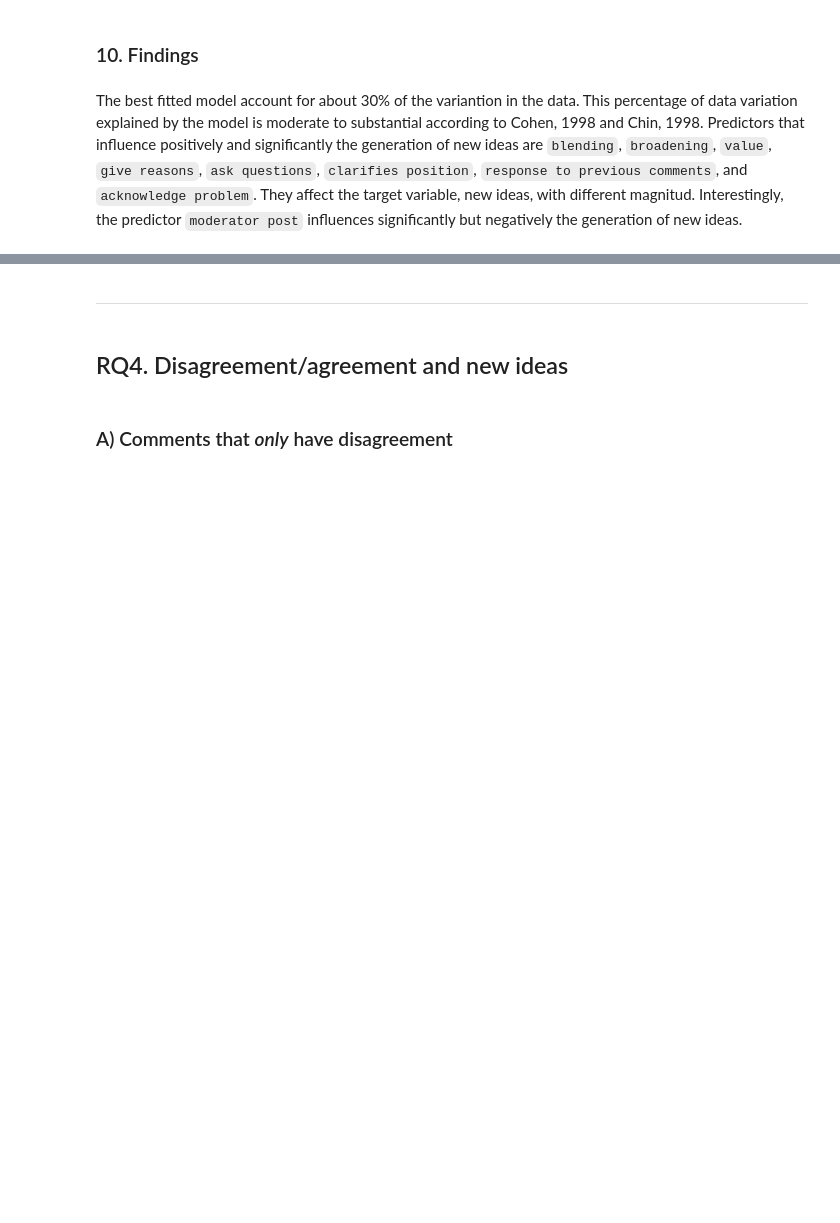
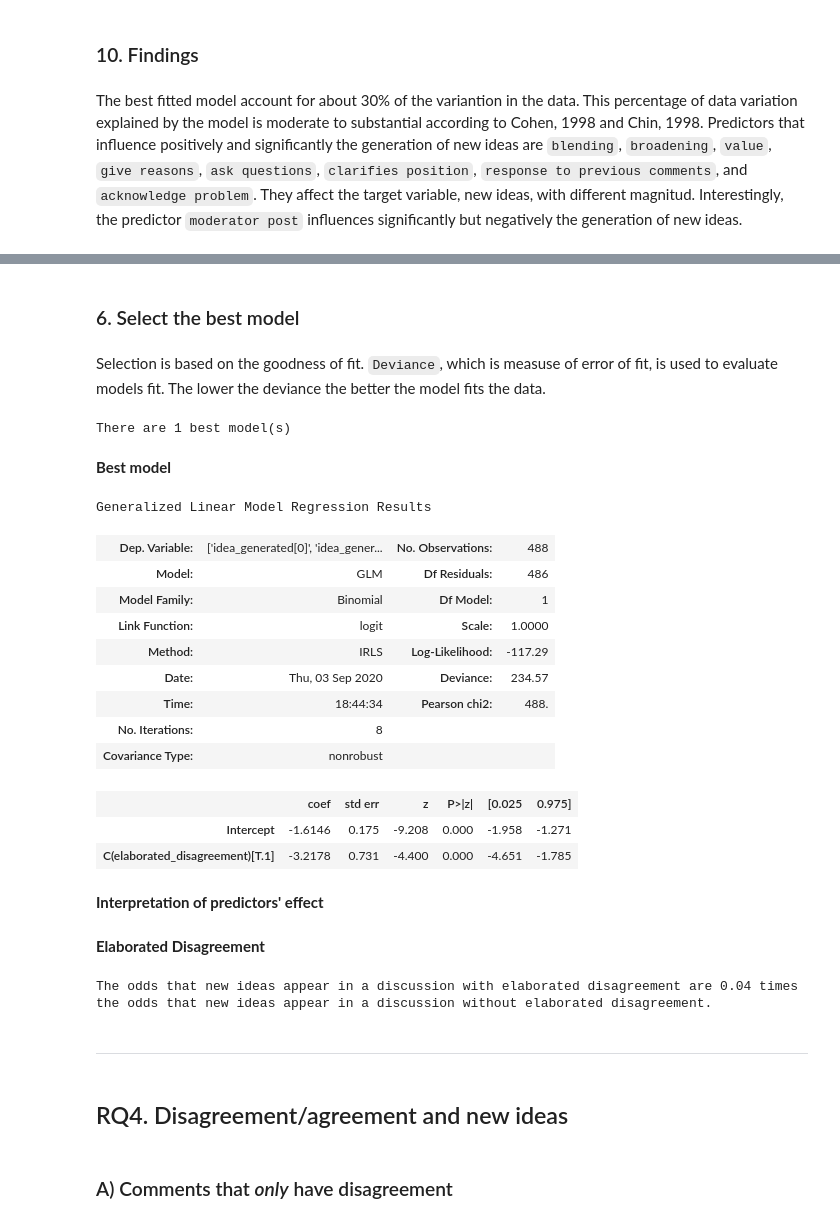
Before and after one commit to joausaga/disagreement, a Jupyter notebook: disagreement.ipynb, the cells around one changed output, grey strips where cells are left out. Drawn from its saved outputs; the diff is of its cells as text; code cells hidden in the pictures; blank space fills up the shorter version.

```diff
--- a/disagreement.ipynb
+++ b/disagreement.ipynb
@@ -1347,0 +1456,9 @@ The best fitted model account for about 30% of the variantion in the data. This
+# %%
+possible_models = [None]*len(independece_analysis.columns)
+idx = 0
+for col in independece_analysis.columns:
+    possible_models[idx] = [col]
+    for row in independece_analysis.index:
+        if independece_analysis.loc[row, col] == 'T':
+            possible_models[idx].append(row)
+    idx += 1
@@ -1347,0 +1471,10 @@ The best fitted model account for about 30% of the variantion in the data. This
+# %%
+models = []
+for possible_model in possible_models:
+    formula = f'idea_generated ~ '
+    num_predictors = len(possible_model)
+    for idx, predictor in enumerate(possible_model):
+        formula += f' C({predictor})'
+        if idx < (len(possible_model)-1):
+            formula += ' + '
+    models.append({'formula': formula, 'num_predictors': num_predictors, 'predictors': possible_model})
@@ -1347,0 +1483,50 @@ The best fitted model account for about 30% of the variantion in the data. This
+# %%
+idx_not_fitted_models = []
+for idx, model_dict in enumerate(models):
+    try:
+        formula = model_dict['formula']
+        model = glm(formula, data = rq3_df, family = sm.families.Binomial()).fit()
+        model_dict['model'] = model
+        model_dict['deviance'] = model.deviance
+        model_dict['log_likelihood'] = model.llf
+    except Exception as e:
+        idx_not_fitted_models.append(idx)
+        print(f'Error: {e}.\n\nModel:\n{formula}')
+        print()
+# %% [markdown]
+### 6. Select the best model
+# %% [markdown]
+Selection is based on the goodness of fit. `Deviance`, which is measuse of error of fit, is used to evaluate models fit. The lower the deviance the better the model fits the data.
+# %%
+min_dev = 1000000
+best_models = []
+for model in models:
+    if 'deviance' in model and model['deviance'] < min_dev:
+        min_dev = model['deviance']
+        best_models = [model]
+    elif 'deviance' in model and model['deviance'] == min_dev:
+        best_models.append(model)
+# %%
+print(f"There are {len(best_models)} best model(s)")
+# %% [output]
+There are 1 best model(s)
+# %% [markdown]
+**Best model**
+# %%
+best_models[0]['model'].summary()
+# %% [output]
+Generalized Linear Model Regression Results
+| Dep. Variable: | ['idea_generated[0]', 'idea_gener... | No. Observations: | 488 |
+| Model: | GLM | Df Residuals: | 486 |
+| Model Family: | Binomial | Df Model: | 1 |
+| Link Function: | logit | Scale: | 1.0000 |
+| Method: | IRLS | Log-Likelihood: | -117.29 |
+| Date: | Thu, 03 Sep 2020 | Deviance: | 234.57 |
+| Time: | 18:44:34 | Pearson chi2: | 488. |
+| No. Iterations: | 8 |  |  |
+| Covariance Type: | nonrobust |  |  |
+|  | coef | std err | z | P>|z| | [0.025 | 0.975] |
+| Intercept | -1.6146 | 0.175 | -9.208 | 0.000 | -1.958 | -1.271 |
+| C(elaborated_disagreement)[T.1] | -3.2178 | 0.731 | -4.400 | 0.000 | -4.651 | -1.785 |
+# %% [markdown]
+**Interpretation of predictors' effect**
@@ -1348,3 +1535,11 @@ The best fitted model account for about 30% of the variantion in the data. This
+# %% [markdown]
+**Elaborated Disagreement**
+# %%
+print(f"The odds that new ideas appear in a discussion with elaborated disagreement are "\
+      f"{round(elaborated_disagreement,4)} times the odds that new ideas appear in a "\
+      f"discussion without elaborated disagreement.")
+# %% [output]
+The odds that new ideas appear in a discussion with elaborated disagreement are 0.04 times the odds that new ideas appear in a discussion without elaborated disagreement.
 # %% [markdown]
 ---
 # %% [markdown]
```
Also changed, not shown: parts of 39 cells of this notebook.
